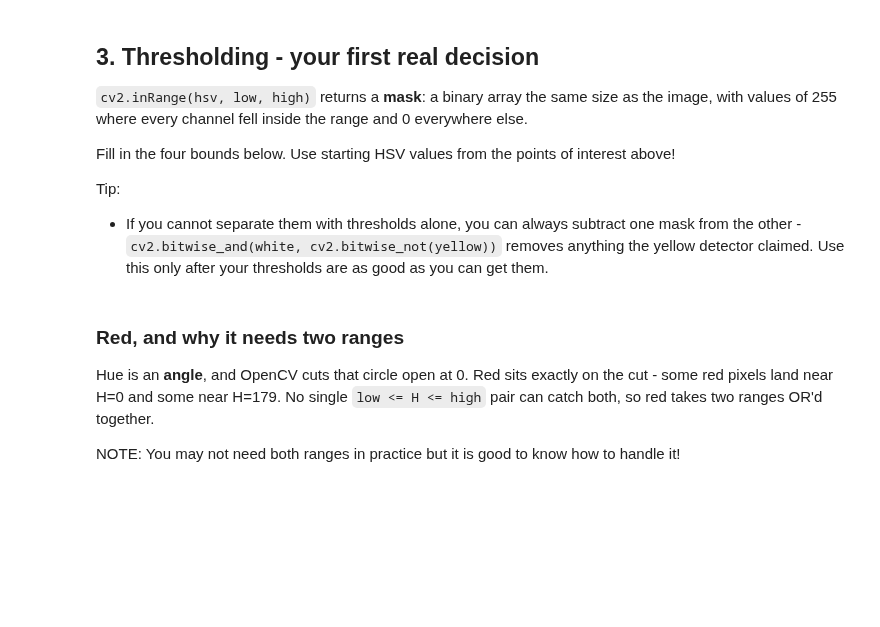
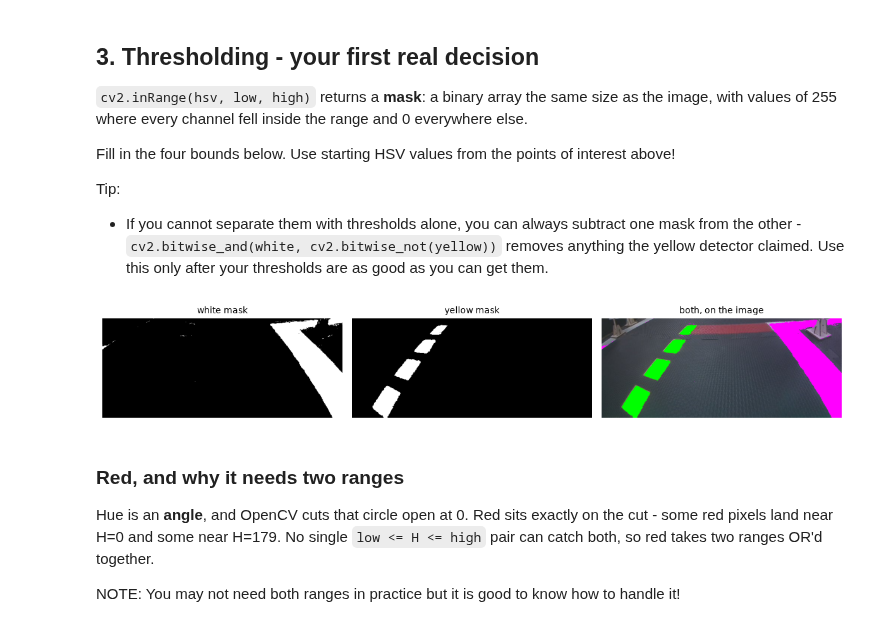
Before and after one commit to bja1701/dt_lab4, a Jupyter notebook: notebooks/lane_detection_activity.ipynb, the cells around one changed output. Saved outputs shown, nothing was run; the diff lists cells and outputs as text; code cells hidden in the pictures; blank space fills up the shorter version.

```diff
--- a/notebooks/lane_detection_activity.ipynb
+++ b/notebooks/lane_detection_activity.ipynb
@@ -197,19 +222,21 @@ are as good as you can get them.
 # %%
 # TODO: fill in the four bounds. Each is [H, S, V].
 #
 # Use the numbers you printed in section 2 as a starting point, then adjust
 # while watching the pictures below.
-WHITE_LOW,  WHITE_HIGH  = np.array([0, 0, 0]), np.array([180, 255, 255])
-YELLOW_LOW, YELLOW_HIGH = np.array([0, 0, 0]), np.array([180, 255, 255])
+WHITE_LOW,  WHITE_HIGH  = np.array([70, 40, 110]), np.array([130, 150, 250])
+YELLOW_LOW, YELLOW_HIGH = np.array([15, 60, 80]), np.array([60, 220, 220])
 
 mask_white  = cv2.inRange(hsv, WHITE_LOW,  WHITE_HIGH)
 mask_yellow = cv2.inRange(hsv, YELLOW_LOW, YELLOW_HIGH)
 
 overlay = cropped.copy()
 overlay[mask_white  > 0] = (255, 0, 255)   # magenta
 overlay[mask_yellow > 0] = (0, 255, 0)     # green, NOTE: this will overwrite magenta if both are true!
 show(mask_white, mask_yellow, overlay,
      titles=["white mask", "yellow mask", "both, on the image"], size=4)
+# %% [output]
+[figure, added]
 # %% [markdown]
 ### Red, and why it needs two ranges
 
```
Also changed, not shown: parts of 14 cells of this notebook, 2 other files.
